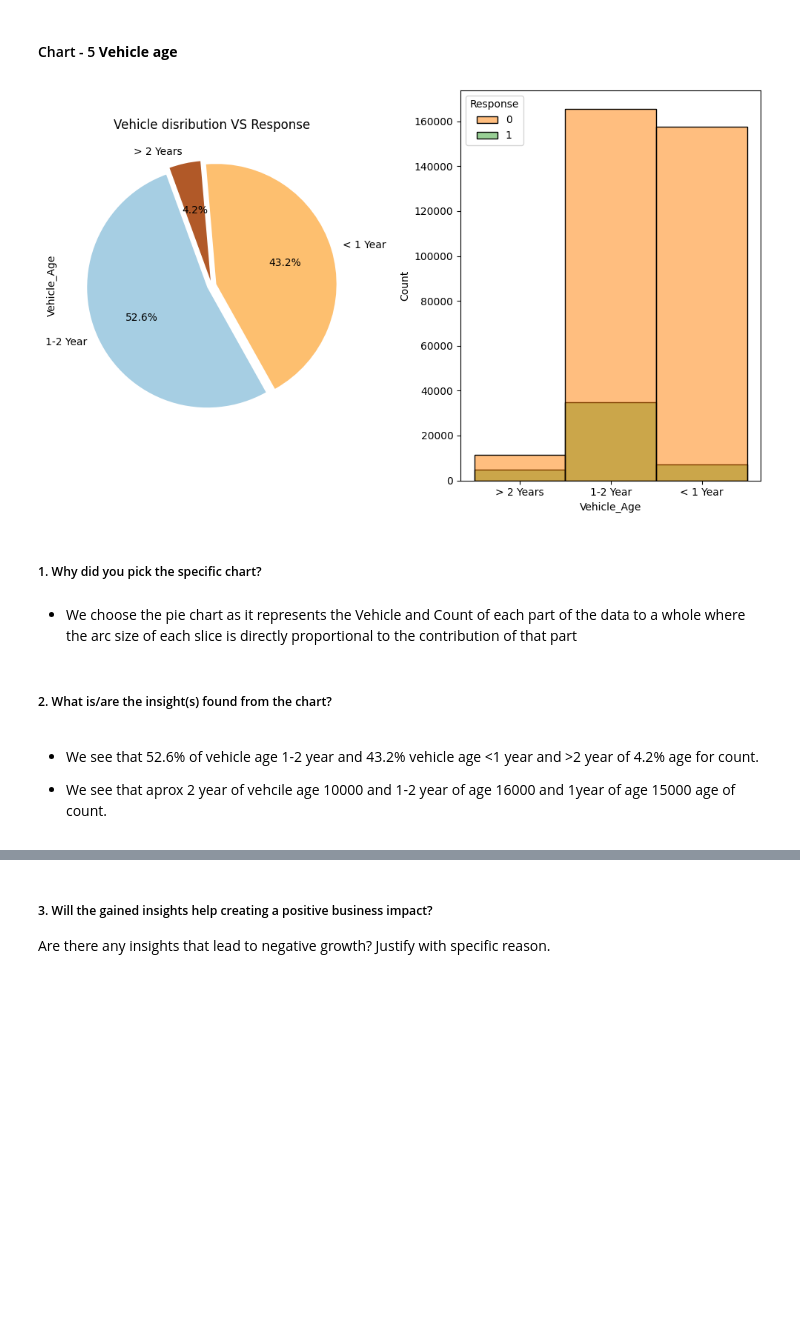
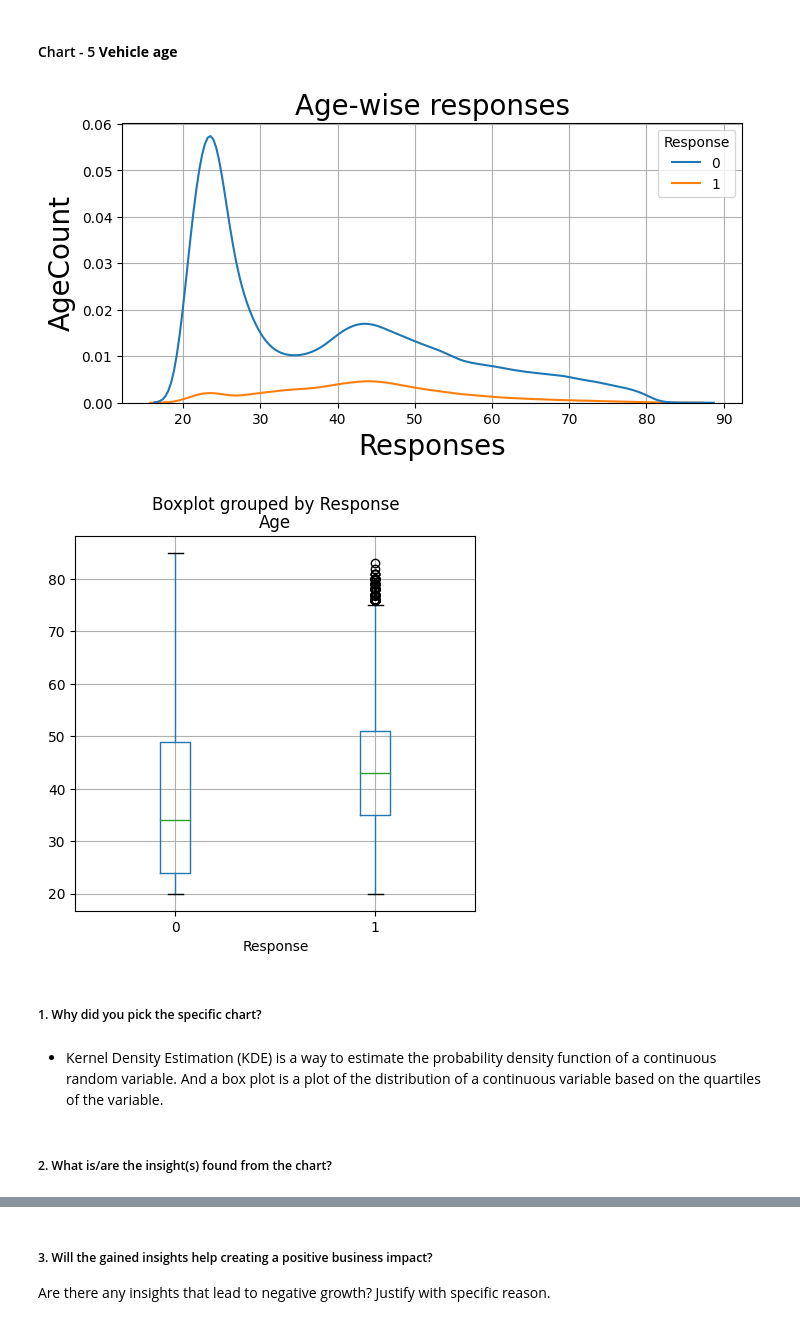
Before and after one commit to Kalpesh-Nandedkar/HEALTH-INSURANCE-CROSS-SELL-PREDICTION, a Jupyter notebook: HEALTH_INSURANCE_CROSS_SELL_PREDICTION.ipynb, the cells around one changed output, grey strips where cells are left out. Saved outputs shown, nothing was run; the diff lists cells and outputs as text; code cells hidden in the pictures; blank space fills up the shorter version.

```diff
--- a/HEALTH_INSURANCE_CROSS_SELL_PREDICTION.ipynb
+++ b/HEALTH_INSURANCE_CROSS_SELL_PREDICTION.ipynb
@@ -511,32 +511,29 @@ Are there any insights that lead to negative growth? Justify with specific reaso
 * From above graph we can infer that many insurance are continuing participating in the region code which indicates the count are not meeting the required targets.
 # %% [markdown]
 #### Chart - 5  **Vehicle age**
-# %%
-# Chart - 5 visualization code
-# Analyzing Vehicle age distribution and it's effect on responses
-
-# defining the figures
-fig , axes  = plt.subplots(1,2,figsize = (10,6 ))
-
-# plotting pie chart on vehicle age distribution
-df['Vehicle_Age'].value_counts().plot.pie( autopct = '%.1f%%', explode = [0.04,0.04, 0.04], startangle = 110, cmap = 'Paired', ax = axes[0])
-axes[0].set_title('Vehicle disribution')
-
-# plotting count plot along with effect on response
-sns.histplot(data= df, x = 'Vehicle_Age', hue= df['Response'], palette='Paired_r')
-axes[0].set_title('Vehicle disribution VS Response')
-
-plt.tight_layout()
-plt.show()
-# %% [output]
-[figure, removed]
+# %%
+# Code to define a funtion to plot the pattern of responses corresponding to numerical columns
+def response_for_features(col):
+  ''' The function plots the Response classes
+   for different classes in categorical variables'''
+  plt.figure(figsize=(8,8))
+  plt.subplot(2,1,1)
+  sns.kdeplot(data=dataset, x=col,hue='Response')
+  plt.title(f"{col}-wise responses",fontsize=20)
+  plt.xlabel('Responses',fontsize=20)
+  plt.ylabel(f"{col}Count",fontsize=20)
+  plt.grid(True)
+  plt.subplot(2,1,1)
+  dataset.boxplot(column=col,by='Response',figsize=(5,5))
+# %%
+# Chart - 9 visualization code : Age-wise response
+response_for_features('Age')
+# %% [output]
+[figure, added]
+[figure, added]
 # %% [markdown]
 ##### 1. Why did you pick the specific chart?
-# %% [markdown]
-* We choose the pie chart as it represents the Vehicle and Count of each part of the data to a whole where the arc size of each slice is directly proportional to the contribution of that part
+# %% [markdown]
+* Kernel Density Estimation (KDE) is a way to estimate the probability density function of a continuous random variable. And a box plot is a plot of the distribution of a continuous variable based on the quartiles of the variable.
 # %% [markdown]
 ##### 2. What is/are the insight(s) found from the chart?
-# %% [markdown]
-* We see that 52.6% of vehicle age 1-2 year and 43.2% vehicle age <1 year and >2 year of 4.2% age for count.
-
-* We see that aprox 2 year of vehcile age 10000 and 1-2 year of age 16000 and 1year of age 15000 age of count.
```
Also changed, not shown: parts of 67 cells of this notebook.
